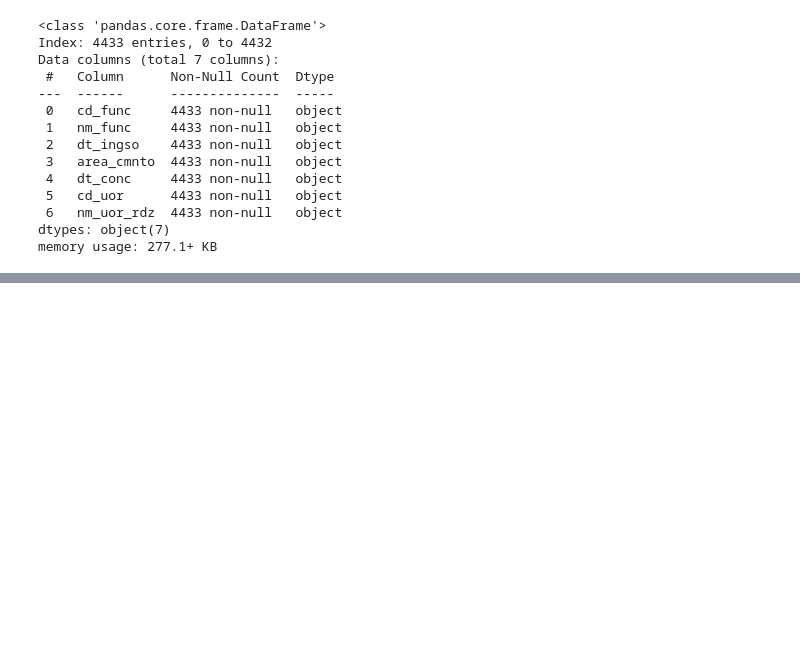
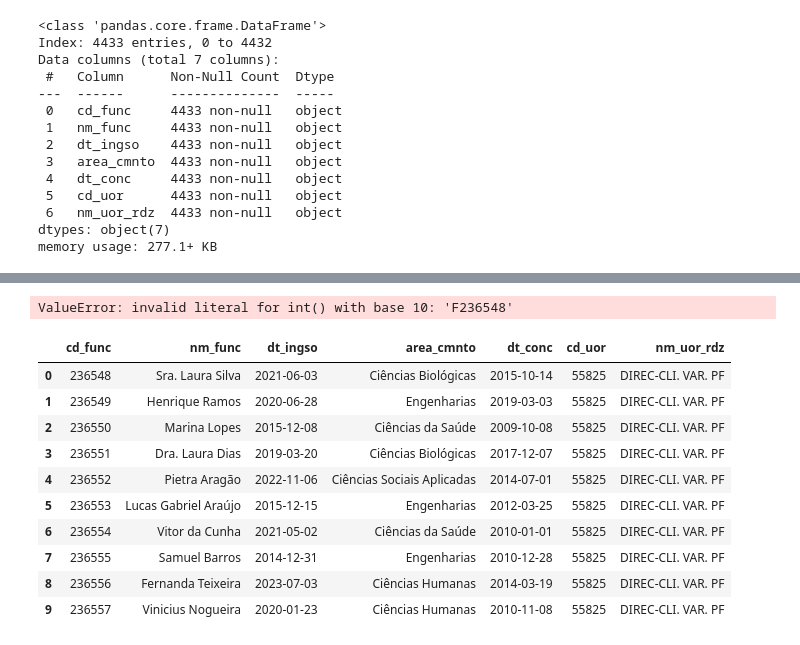
Before and after one commit to vladprado/AcademIA, a Jupyter notebook: live03.ipynb, the cells around one changed output, grey strips where cells are left out. Saved outputs shown, nothing was run; the diff lists cells and outputs as text; code cells hidden in the pictures; blank space fills up the shorter version.

```diff
--- a/live03.ipynb
+++ b/live03.ipynb
@@ -79,0 +92,3 @@ func_dep
+# %%
+func_dep["dt_ingso"] = pd.to_datetime(func_dep["dt_ingso"])
+func_dep.info()
@@ -79,0 +110,3 @@ func_dep
+# %%
+func_dep["dt_conc"] = pd.to_datetime(func_dep["dt_conc"])
+func_dep.info()
@@ -79,0 +128,3 @@ func_dep
+# %%
+func_dep["cd_uor"] = func_dep["cd_uor"].astype(int)
+func_dep.info()
@@ -79,0 +146,20 @@ func_dep
+# %%
+func_dep["cd_func"] = func_dep["cd_func"].astype(int)
+func_dep.info()
+# %% [output]
+ValueError: invalid literal for int() with base 10: 'F236548'
+# %%
+func_dep['cd_func'] = func_dep['cd_func'].str[1:]
+func_dep.head(10)
+# %% [output]
+|  | cd_func | nm_func | dt_ingso | area_cmnto | dt_conc | cd_uor | nm_uor_rdz |
+| 0 | 236548 | Sra. Laura Silva | 2021-06-03 | Ciências Biológicas | 2015-10-14 | 55825 | DIREC-CLI. VAR. PF |
+| 1 | 236549 | Henrique Ramos | 2020-06-28 | Engenharias | 2019-03-03 | 55825 | DIREC-CLI. VAR. PF |
+| 2 | 236550 | Marina Lopes | 2015-12-08 | Ciências da Saúde | 2009-10-08 | 55825 | DIREC-CLI. VAR. PF |
+| 3 | 236551 | Dra. Laura Dias | 2019-03-20 | Ciências Biológicas | 2017-12-07 | 55825 | DIREC-CLI. VAR. PF |
+| 4 | 236552 | Pietra Aragão | 2022-11-06 | Ciências Sociais Aplicadas | 2014-07-01 | 55825 | DIREC-CLI. VAR. PF |
+| 5 | 236553 | Lucas Gabriel Araújo | 2015-12-15 | Engenharias | 2012-03-25 | 55825 | DIREC-CLI. VAR. PF |
+| 6 | 236554 | Vitor da Cunha | 2021-05-02 | Ciências da Saúde | 2010-01-01 | 55825 | DIREC-CLI. VAR. PF |
+| 7 | 236555 | Samuel Barros | 2014-12-31 | Engenharias | 2010-12-28 | 55825 | DIREC-CLI. VAR. PF |
+| 8 | 236556 | Fernanda Teixeira | 2023-07-03 | Ciências Humanas | 2014-03-19 | 55825 | DIREC-CLI. VAR. PF |
+| 9 | 236557 | Vinicius Nogueira | 2020-01-23 | Ciências Humanas | 2010-11-08 | 55825 | DIREC-CLI. VAR. PF |
```
Also changed, not shown: parts of 9 cells of this notebook, 51 other files.
